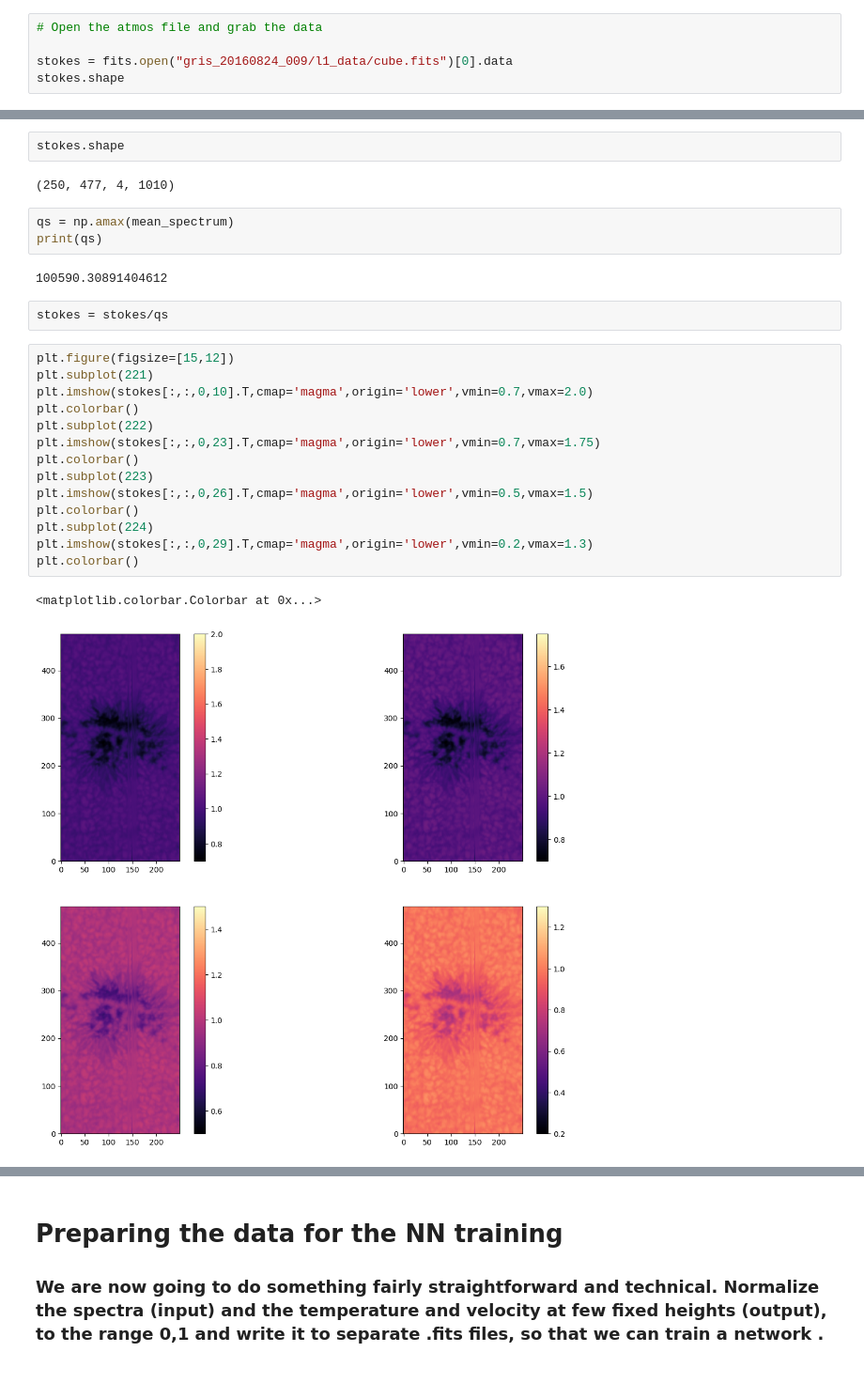
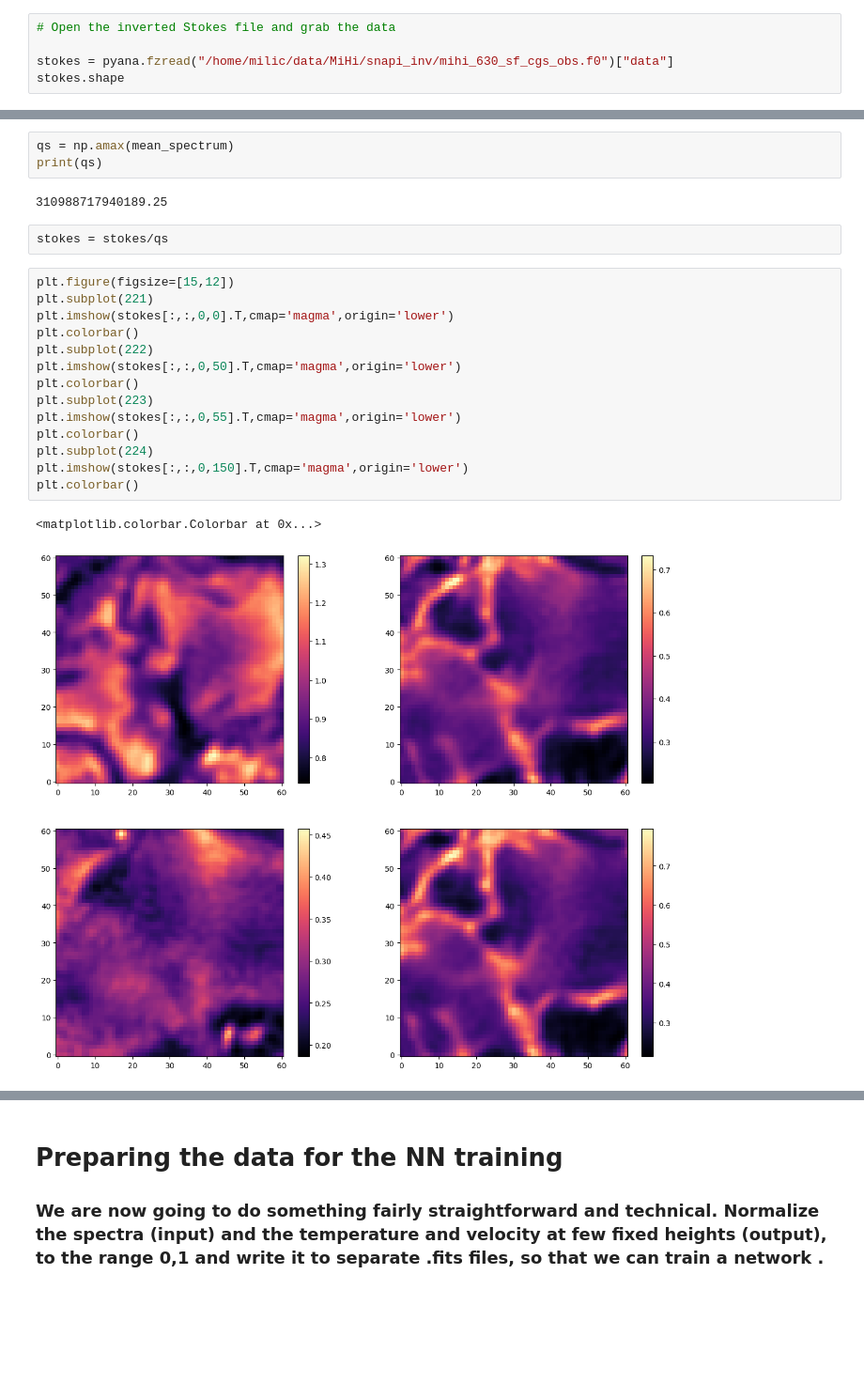
Before and after one commit to ivanzmilic/GRIS_dnn, a Jupyter notebook: data_exploration_and_preparation.ipynb, the cells around one changed output, grey strips where cells are left out. Shown at 94% size. Saved outputs shown, nothing was run; the diff lists cells and outputs as text; blank space fills up the shorter version.

```diff
--- a/data_exploration_and_preparation.ipynb
+++ b/data_exploration_and_preparation.ipynb
@@ -32,6 +10,6 @@ Dimensions are as follows:
 # %%
-# Open the atmos file and grab the data
+# Open the inverted Stokes file and grab the data
 
-stokes = fits.open("gris_20160824_009/l1_data/cube.fits")[0].data
+stokes = pyana.fzread("/home/milic/data/MiHi/snapi_inv/mihi_630_sf_cgs_obs.f0")["data"]
 stokes.shape
 # %% [output]
@@ -49,30 +27,26 @@ plt.plot(mean_spectrum[0], linewidth=3)
-# %%
-stokes.shape
-# %% [output]
-(250, 477, 4, 1010)
 # %%
 qs = np.amax(mean_spectrum)
 print(qs)
 # %% [output]
-100590.30891404612
+310988717940189.25
 # %%
 stokes = stokes/qs
 # %%
 plt.figure(figsize=[15,12])
 plt.subplot(221)
-plt.imshow(stokes[:,:,0,10].T,cmap='magma',origin='lower',vmin=0.7,vmax=2.0)
+plt.imshow(stokes[:,:,0,0].T,cmap='magma',origin='lower')
 plt.colorbar()
 plt.subplot(222)
-plt.imshow(stokes[:,:,0,23].T,cmap='magma',origin='lower',vmin=0.7,vmax=1.75)
+plt.imshow(stokes[:,:,0,50].T,cmap='magma',origin='lower')
 plt.colorbar()
 plt.subplot(223)
-plt.imshow(stokes[:,:,0,26].T,cmap='magma',origin='lower',vmin=0.5,vmax=1.5)
+plt.imshow(stokes[:,:,0,55].T,cmap='magma',origin='lower')
 plt.colorbar()
 plt.subplot(224)
-plt.imshow(stokes[:,:,0,29].T,cmap='magma',origin='lower',vmin=0.2,vmax=1.3)
+plt.imshow(stokes[:,:,0,150].T,cmap='magma',origin='lower')
 plt.colorbar()
 # %% [output]
 <matplotlib.colorbar.Colorbar at 0x...>
-[figure, old version]
+[figure, new version]
 # %%
 plt.figure(figsize=[16,12])
```
Also changed, not shown: parts of 28 cells of this notebook, 2 other files.
